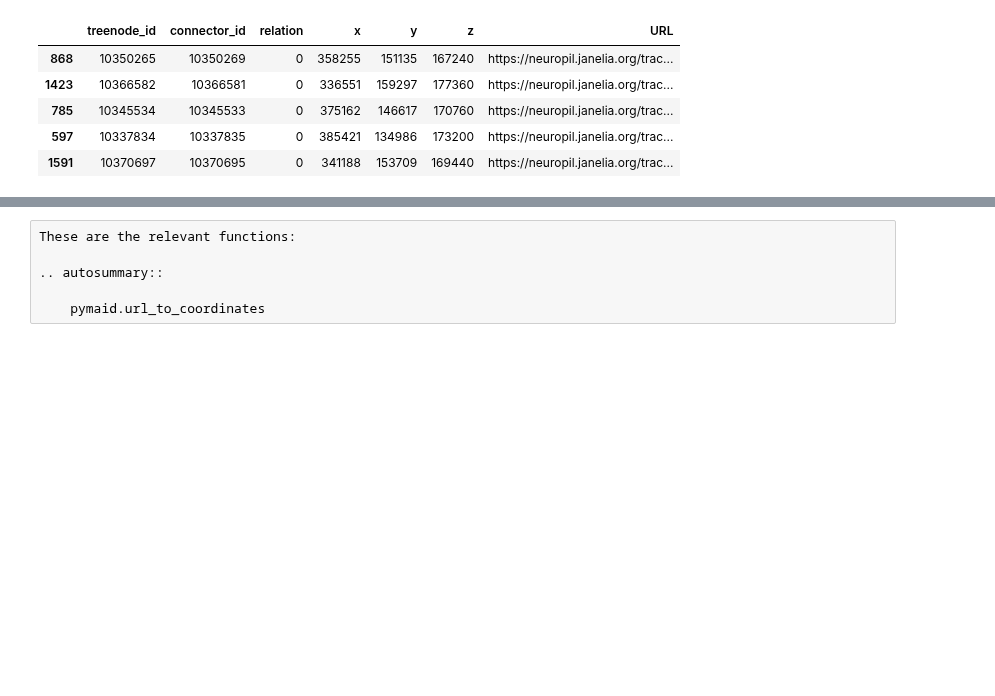
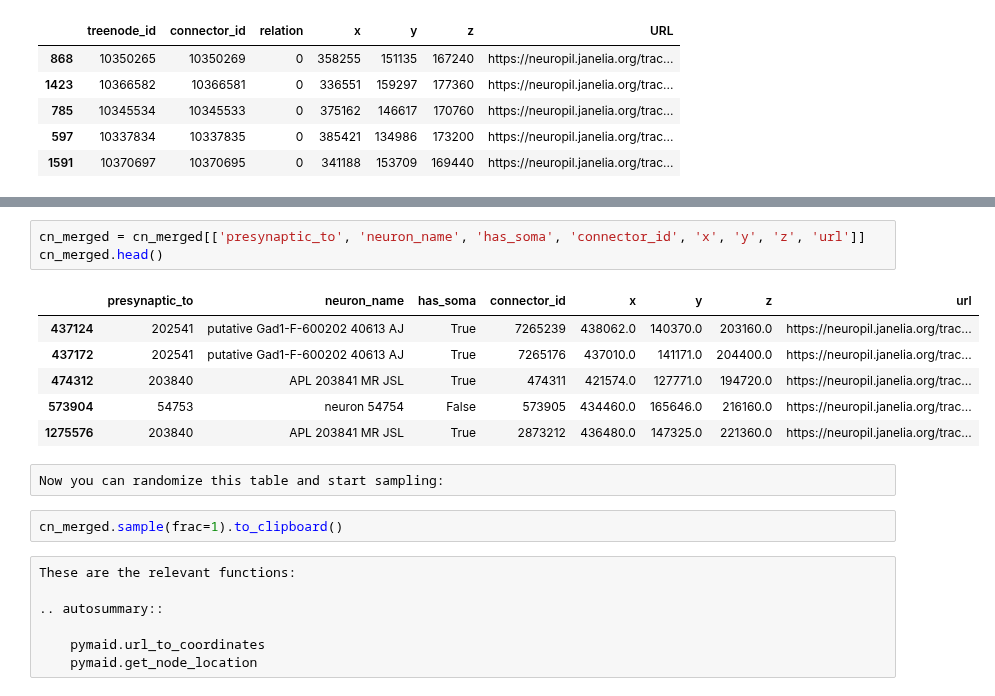
Before and after one commit to navis-org/pymaid, a Jupyter notebook: docs/source/generate_urls.ipynb, the cells around one changed output, grey strips where cells are left out. Drawn from its saved outputs; the diff is of its cells as text; blank space fills up the shorter version.

```diff
--- a/docs/source/generate_urls.ipynb
+++ b/docs/source/generate_urls.ipynb
@@ -63,6 +133,21 @@ ran.head()
+# %%
+cn_merged = cn_merged[['presynaptic_to', 'neuron_name', 'has_soma', 'connector_id', 'x', 'y', 'z', 'url']]
+cn_merged.head()
+# %% [output]
+|  | presynaptic_to | neuron_name | has_soma | connector_id | x | y | z | url |
+| 437124 | 202541 | putative Gad1-F-600202 40613 AJ | True | 7265239 | 438062.0 | 140370.0 | 203160.0 | https://neuropil.janelia.org/trac... |
+| 437172 | 202541 | putative Gad1-F-600202 40613 AJ | True | 7265176 | 437010.0 | 141171.0 | 204400.0 | https://neuropil.janelia.org/trac... |
+| 474312 | 203840 | APL 203841 MR JSL | True | 474311 | 421574.0 | 127771.0 | 194720.0 | https://neuropil.janelia.org/trac... |
+| 573904 | 54753 | neuron 54754 | False | 573905 | 434460.0 | 165646.0 | 216160.0 | https://neuropil.janelia.org/trac... |
+| 1275576 | 203840 | APL 203841 MR JSL | True | 2873212 | 436480.0 | 147325.0 | 221360.0 | https://neuropil.janelia.org/trac... |
+# %% [raw]
+Now you can randomize this table and start sampling:
+# %%
+cn_merged.sample(frac=1).to_clipboard()
 # %% [raw]
 These are the relevant functions:
 
 .. autosummary::
 
     pymaid.url_to_coordinates
+    pymaid.get_node_location
```
Also changed, not shown: parts of 15 cells of this notebook.
